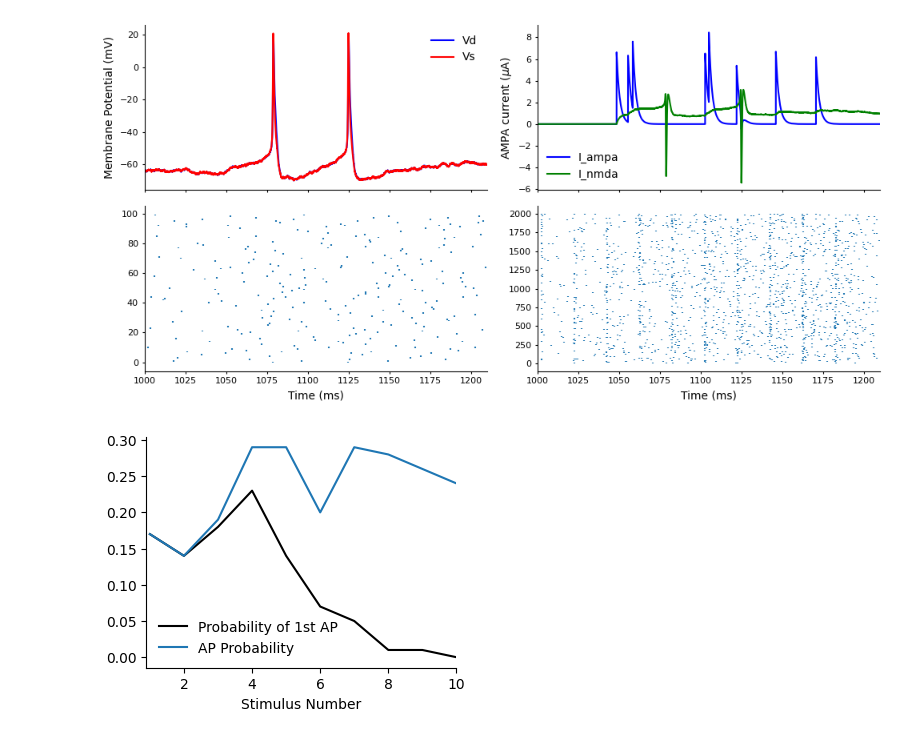
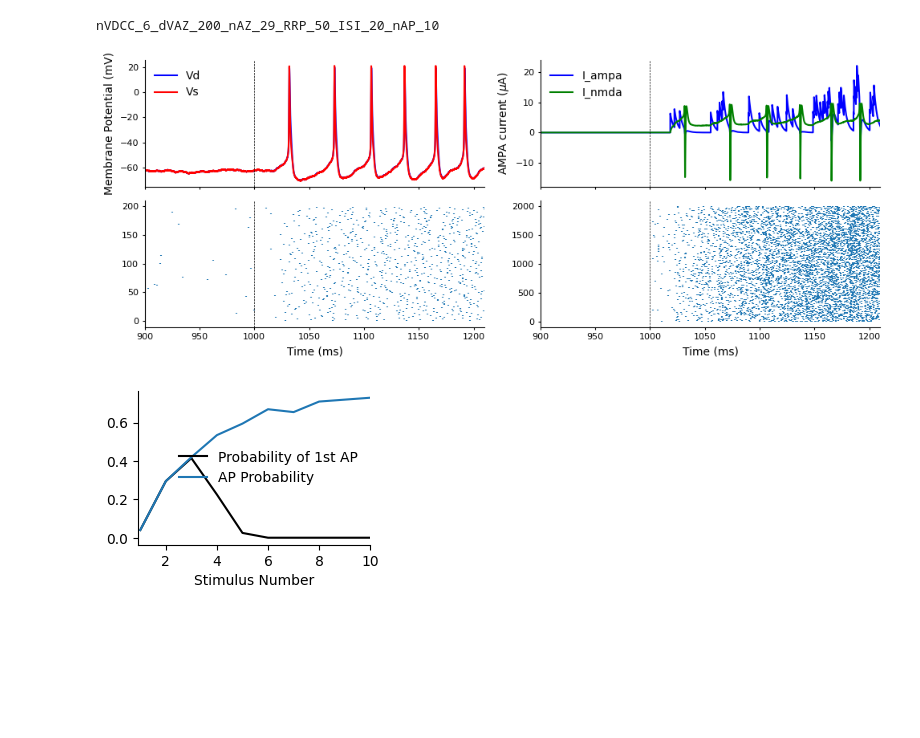
Before and after one commit to nishs1729/MFB, a Jupyter notebook: model_brian2/DG_CA3p/model.ipynb, the cells around one changed output. Drawn from its saved outputs; the diff is of its cells as text; code cells hidden in the pictures; blank space fills up the shorter version.

```diff
--- a/model_brian2/DG_CA3p/model.ipynb
+++ b/model_brian2/DG_CA3p/model.ipynb
@@ -80,8 +79,9 @@ def run_sim(nMFB, spid, sptimes, tstep=0.1):
 # %%
 ## Get MFB vesicle release times
 tstep=0.01
-design = categories[0]
+design = categories[34]
 simType = 'control'
+print(design)
 
 simInfo = get_info(design, skip=0)
 
@@ -111,5 +111,7 @@ else:
                 vrel_times[i] += [(1+float(a))*1000 for a in vesData[az][k][i]] # Convert to ms
 # print(vrel_times)
 
-nMFB, spid, sptimes = get_spike_generator_info(vrel_times[:100])
+nMFB, spid, sptimes = get_spike_generator_info(vrel_times[:200])
 # print(nMFB, np.array(spid), np.array(sptimes))
+# %% [output]
+nVDCC_6_dVAZ_200_nAZ_29_RRP_50_ISI_20_nAP_10
@@ -129,12 +138,12 @@ epscs = -stMCA3p.Iampa[:,int(1000/tstep):]/uA
 tt = stMCA3p.t[int(1000/tstep):]/ms - 1000
 # %%
 def test_plot(stMCA3p, spMCA3p, vrel_times):
-    fig, axes = plt.subplots(2, 2, figsize=(10, 5), sharex=True)
+    fig, axes = plt.subplots(2, 2, figsize=(10, 4), sharex=True)
     fig.subplots_adjust(wspace=0.2, hspace=0.1)
     # fig.suptitle("Simulation Results")
 
     ## Plot the CA3 spikes
-    axes[0,0].plot(stMCA3p.t/ms, stMCA3p.Vd[0]/mV, 'b-', label='Vd')
+    # axes[0,0].plot(stMCA3p.t/ms, stMCA3p.Vd[0]/mV, 'b-', label='Vd')
     axes[0,0].plot(stMCA3p.t/ms, stMCA3p.Vs[0]/mV, 'r-', label='Vs')
     axes[1,0].set_xlabel("Time (ms)")
     axes[0,0].set_ylabel("Membrane Potential (mV)")
@@ -161,13 +170,10 @@ def test_plot(stMCA3p, spMCA3p, vrel_times):
         ax.spines["top"].set_visible(False)
         ax.tick_params(axis=u'both', which=u'both', length=2, labelsize=8)
         ax.set_xlim(900, 1210)
+        ax.axvline(x=1000, color='black', linestyle='--', linewidth=0.5)
 
     plt.tight_layout()
     plt.show()
-
-test_plot(stMCA3p, spMCA3p, vrel_times)
-# %% [output]
-[figure, removed]
 # %%
 def _getAPprob(apTimes, tc=20, nAP=10):
     seeds = len(CA3p_spikes)
@@ -177,49 +183,52 @@ def _getAPprob(apTimes, tc=20, nAP=10):
     stimTimes = np.sort([1.5 + na*20 for na in range(nAP)])
     # print(stimTimes)
 
     ## AP probability
     apProb = np.zeros(nAP)
     for apts in apTimes:
         temp = np.zeros(nAP)
         for apt in apts:
             for i,st in enumerate(stimTimes):
                 if np.ceil((st+tc-apt)/tc)==1:
                     temp[i] = 1
         apProb += temp
     apProb /= seeds
 
     ## probability of 1st AP
     ap1Prob = np.zeros(nAP)
     for apts in apTimes:
         # print(apts)
         temp = np.zeros(nAP)
         for i,st in enumerate(stimTimes):
             try:
                 if np.ceil((st+tc-apts[0])/tc)==1:
                     temp[i] = 1
             except IndexError:
                 continue
         ap1Prob += temp
     # print(ap1Prob)
     ap1Prob /= seeds
 
     return apProb, ap1Prob
+
+test_plot(stMCA3p, spMCA3p, vrel_times)
+
+ISI, nAP = 20, 10
+apProb, ap1Prob = _getAPprob(CA3p_spikes)
+
+fig, axs = plt.subplots(1, figsize=(3, 2))
+fig.subplots_adjust(wspace=0.2, hspace=0.15)
+
+## AP Probability
+axs.plot(range(1, nAP+1), ap1Prob, color='black', label='Probability of 1st AP')
+axs.plot(range(1,11), apProb, label='AP Probability')
+
+axs.set_xlim(0.9,10)
+axs.legend(frameon=False)
+axs.spines["right"].set_visible(False)
+axs.spines["top"].set_visible(False)
+axs.set_xlabel("Stimulus Number", fontsize=10)
+plt.show()
+# %% [output]
+[figure, added]
+[figure, added]
-# %%
-ISI, nAP = 20, 10
-apProb, ap1Prob = _getAPprob(CA3p_spikes)
-
-fig, axs = plt.subplots(1, figsize=(4, 3))
-fig.subplots_adjust(wspace=0.2, hspace=0.15)
-
-## AP Probability
-axs.plot(range(1, nAP+1), ap1Prob, color='black', label='Probability of 1st AP')
-axs.plot(range(1,11), apProb, label='AP Probability')
-
-axs.set_xlim(0.9,10)
-axs.legend(frameon=False)
-axs.spines["right"].set_visible(False)
-axs.spines["top"].set_visible(False)
-axs.set_xlabel("Stimulus Number", fontsize=10)
-plt.show()
-# %% [output]
-[figure, removed]
```
Also changed, not shown: parts of 2 cells of this notebook, 1 other file.
